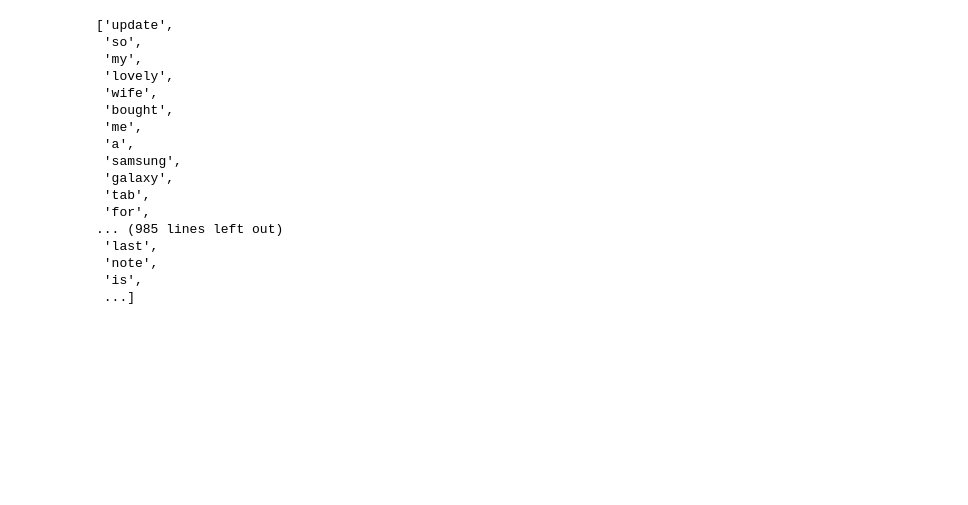
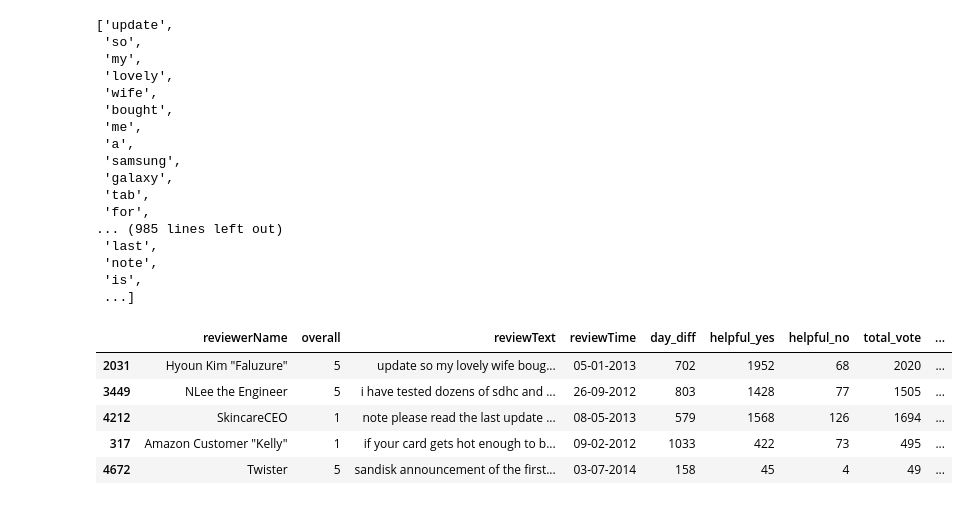
Before and after one commit to kunalmalav/sentimentAnalysisOfAmazonReviews, a Jupyter notebook: Untitled.ipynb, the cells around one changed output. Saved outputs shown, nothing was run; the diff lists cells and outputs as text; code cells hidden in the pictures; blank space fills up the shorter version.

```diff
--- a/Untitled.ipynb
+++ b/Untitled.ipynb
@@ -213,4 +213,13 @@ review_examples
  ...]
 # %%
 rt = lambda x: re.sub("[^a-zA-Z]", ' ', str(x))
-df["reviewText"] = df["rev"]
+df["reviewText"] = df["reviewText"].map(rt)
+df["reviewText"] = df["reviewText"].str.lower()
+df.head()
+# %% [output]
+|  | reviewerName | overall | reviewText | reviewTime | day_diff | helpful_yes | helpful_no | total_vote | ... |
+| 2031 | Hyoun Kim "Faluzure" | 5 | update so my lovely wife boug... | 05-01-2013 | 702 | 1952 | 68 | 2020 | ... |
+| 3449 | NLee the Engineer | 5 | i have tested dozens of sdhc and ... | 26-09-2012 | 803 | 1428 | 77 | 1505 | ... |
+| 4212 | SkincareCEO | 1 | note please read the last update ... | 08-05-2013 | 579 | 1568 | 126 | 1694 | ... |
+| 317 | Amazon Customer "Kelly" | 1 | if your card gets hot enough to b... | 09-02-2012 | 1033 | 422 | 73 | 495 | ... |
+| 4672 | Twister | 5 | sandisk announcement of the first... | 03-07-2014 | 158 | 45 | 4 | 49 | ... |
```
Also changed, not shown: parts of 3 cells of this notebook.
